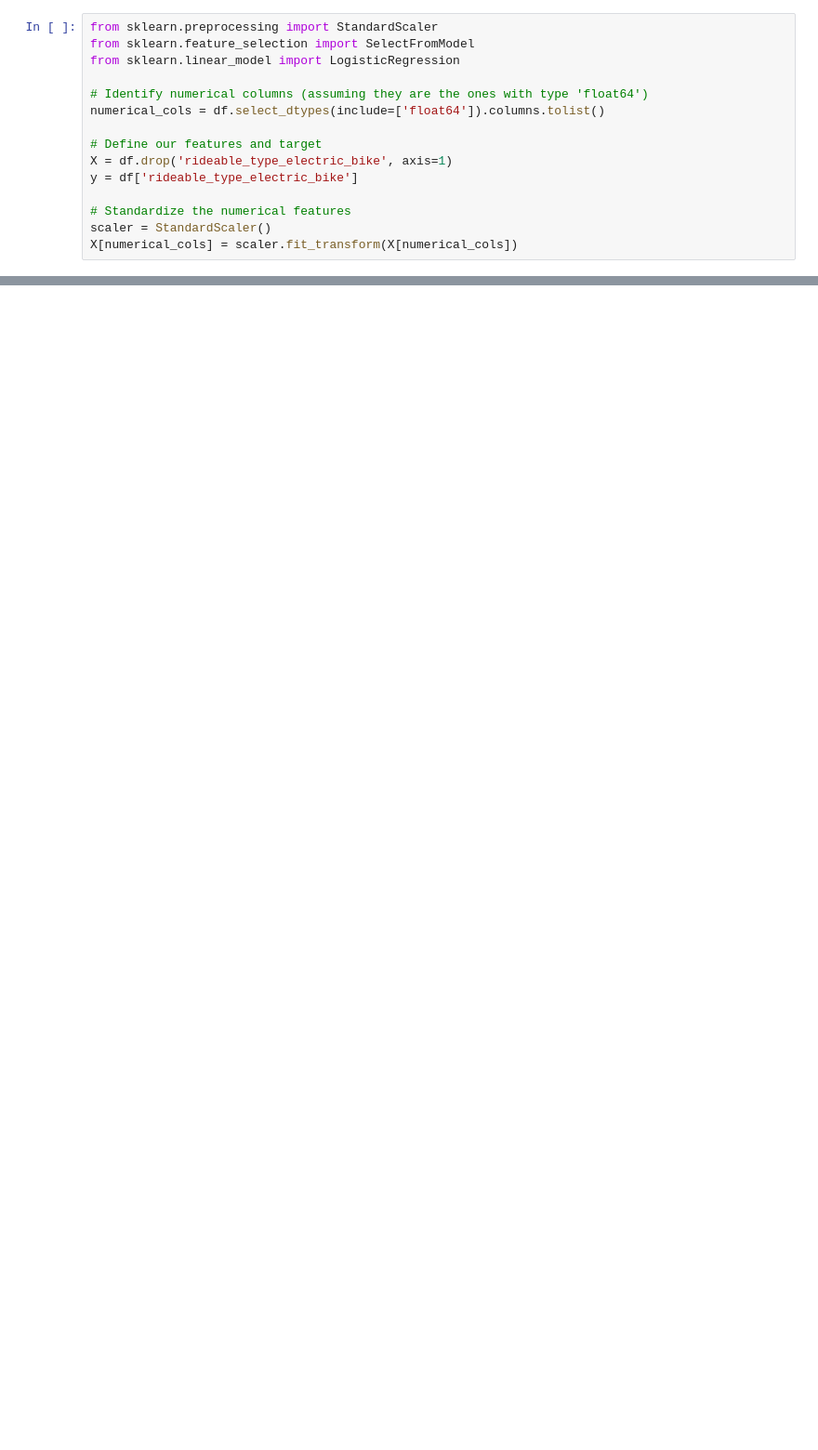
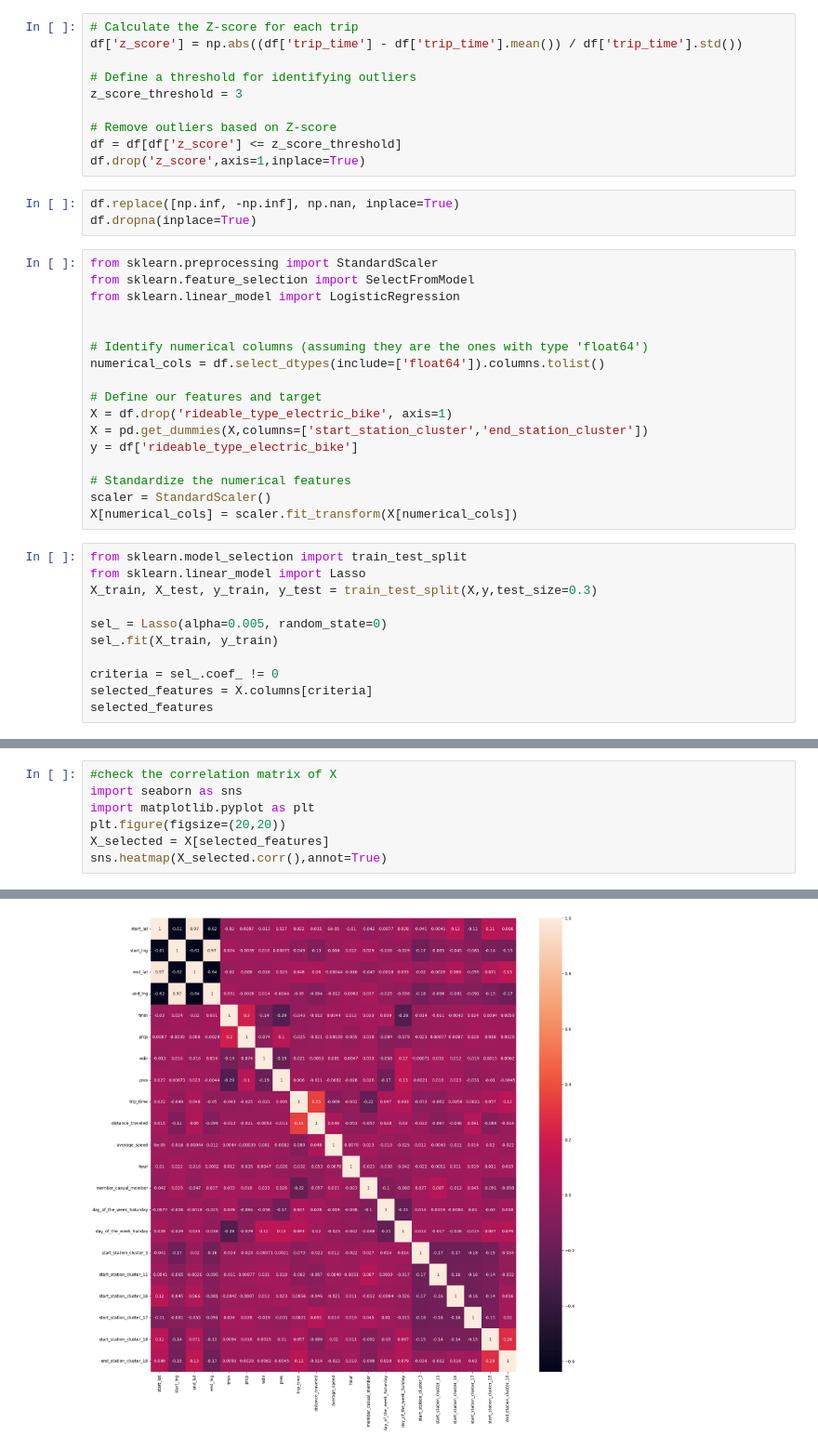
Before and after one commit to yiyiyang81/INSY662-Group-Project, a Jupyter notebook: Model/logistic_regression.ipynb, the cells around one changed output, grey strips where cells are left out. Shown at 93% size. Drawn from its saved outputs; the diff is of its cells as text; blank space fills up the shorter version.

Commit message:
Lasso update
edit the way of using Lasso feature selection, abandon some outliers, calculate the probability of bike type choosing
upload a small sample dataset for saving time on model implementation

```diff
--- a/Model/logistic_regression.ipynb
+++ b/Model/logistic_regression.ipynb
@@ -15,15 +19,41 @@ df.head
+# %%
+# Calculate the Z-score for each trip
+df['z_score'] = np.abs((df['trip_time'] - df['trip_time'].mean()) / df['trip_time'].std())
+
+# Define a threshold for identifying outliers
+z_score_threshold = 3
+
+# Remove outliers based on Z-score
+df = df[df['z_score'] <= z_score_threshold]
+df.drop('z_score',axis=1,inplace=True)
+# %%
+df.replace([np.inf, -np.inf], np.nan, inplace=True)
+df.dropna(inplace=True)
 # %%
 from sklearn.preprocessing import StandardScaler
 from sklearn.feature_selection import SelectFromModel
 from sklearn.linear_model import LogisticRegression
+
 
 # Identify numerical columns (assuming they are the ones with type 'float64')
 numerical_cols = df.select_dtypes(include=['float64']).columns.tolist()
 
 # Define our features and target
 X = df.drop('rideable_type_electric_bike', axis=1)
+X = pd.get_dummies(X,columns=['start_station_cluster','end_station_cluster'])
 y = df['rideable_type_electric_bike']
 
 # Standardize the numerical features
 scaler = StandardScaler()
 X[numerical_cols] = scaler.fit_transform(X[numerical_cols])
+# %%
+from sklearn.model_selection import train_test_split
+from sklearn.linear_model import Lasso
+X_train, X_test, y_train, y_test = train_test_split(X,y,test_size=0.3)
+
+sel_ = Lasso(alpha=0.005, random_state=0)
+sel_.fit(X_train, y_train)
+
+criteria = sel_.coef_ != 0
+selected_features = X.columns[criteria]
+selected_features
@@ -29,0 +69,8 @@ X[numerical_cols] = scaler.fit_transform(X[numerical_cols])
+# %%
+#check the correlation matrix of X
+import seaborn as sns
+import matplotlib.pyplot as plt
+plt.figure(figsize=(20,20))
+X_selected = X[selected_features]
+sns.heatmap(X_selected.corr(),annot=True)
+# %% [output]
@@ -30 +78,2 @@ X[numerical_cols] = scaler.fit_transform(X[numerical_cols])
+[figure, added]
 # %%
```
Also changed, not shown: parts of 11 cells of this notebook, 2 other files.
